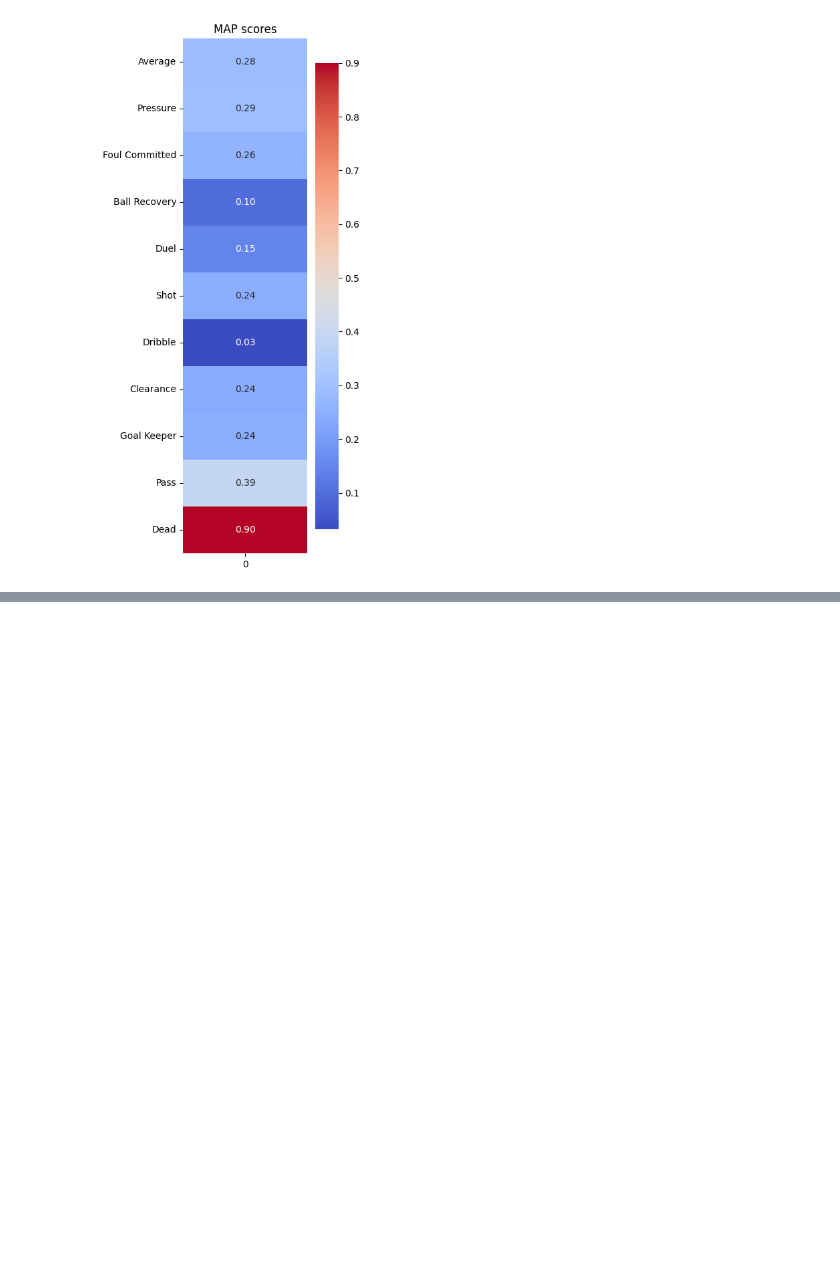
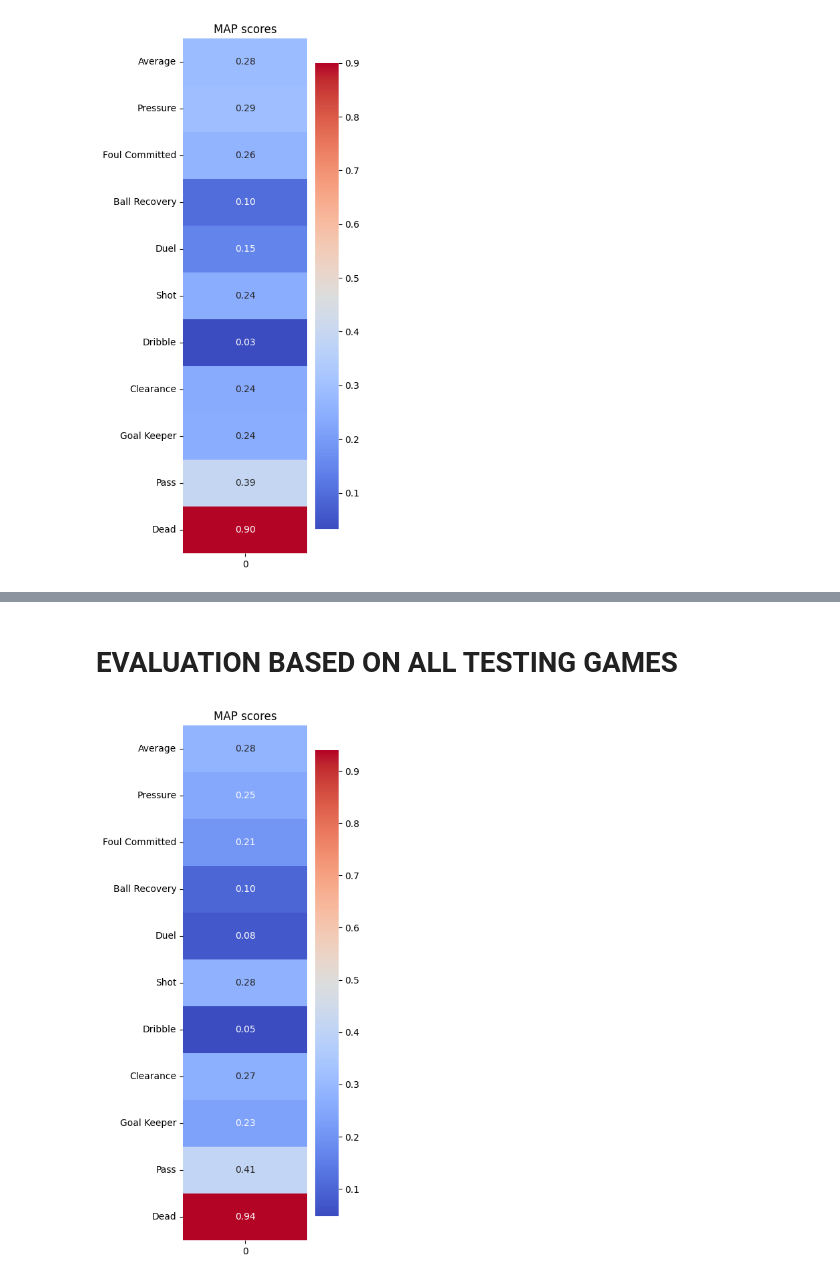
Before and after one commit to Ziolo1999/GNNsFootballEventSpotting, a Jupyter notebook: Code2/notebooks/backbone_GCN.ipynb, the cells around one changed output, grey strips where cells are left out. Cells and saved outputs as stored; diff of their text form; code cells hidden in the pictures; blank space fills up the shorter version.

```diff
--- a/Code2/notebooks/backbone_GCN.ipynb
+++ b/Code2/notebooks/backbone_GCN.ipynb
@@ -411,0 +443,19 @@ plt.show()
+# %% [markdown]
+# EVALUATION BASED ON ALL TESTING GAMES
+# %%
+args = Args
+model_path = "models/spotting_unfrozen_GCN.pth.tar"
+model = torch.load(model_path)
+game_analyser = GamaAnalysis(args, model)
+map_score = game_analyser.all_test_games_evaluation(args, last_game_index=2, seg_model=False, calibrate=True)
+map_score = map_score.reshape(-1,1)
+cols = ["Average"] + list(event_enc.keys())
+
+fig = plt.figure(figsize=(3,10))
+ax = sns.heatmap(map_score, annot=True, cmap="coolwarm", fmt=".2f", xticklabels=True, yticklabels=True)
+ax.set_yticklabels(cols, rotation=0)
+
+plt.title("MAP scores")
+plt.show()
+# %% [output]
+[figure, added]
```
Also changed, not shown: parts of 15 cells of this notebook, 30 other files.
